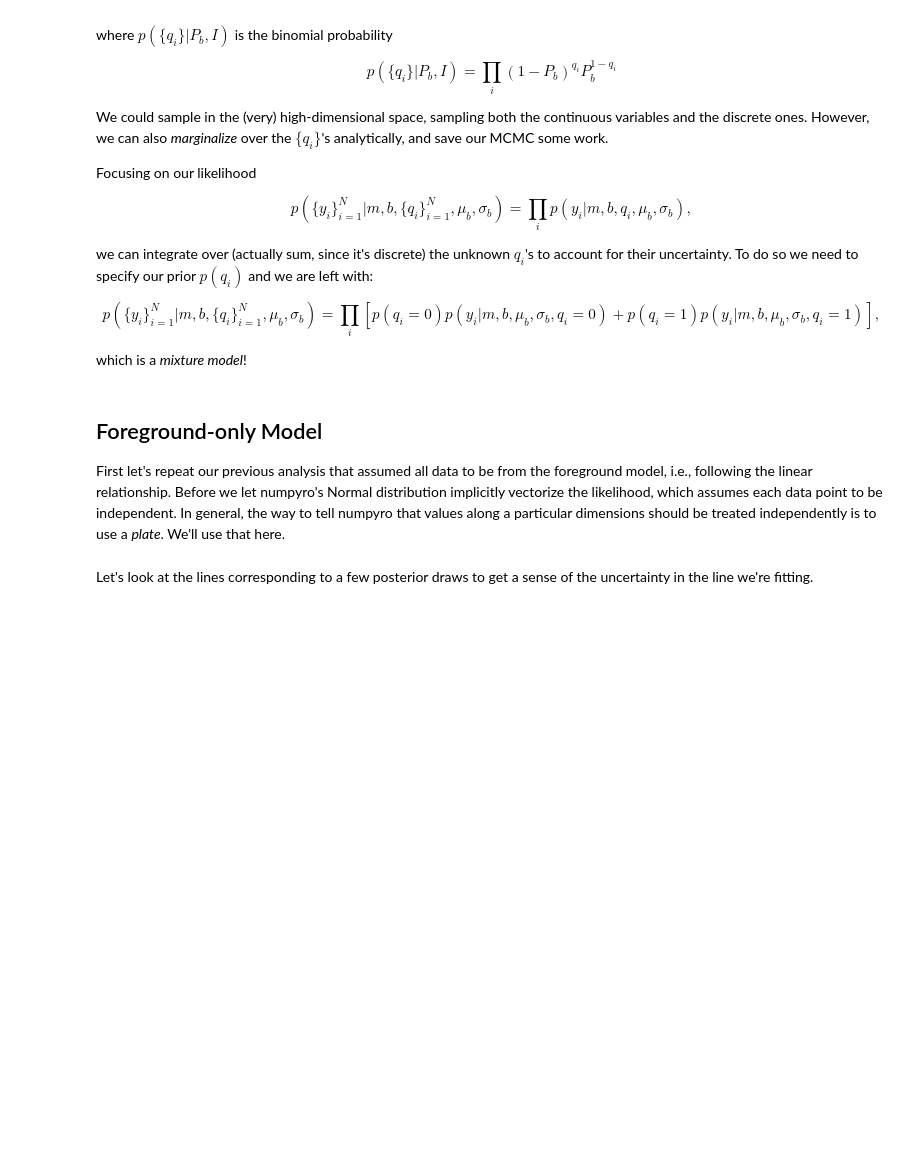
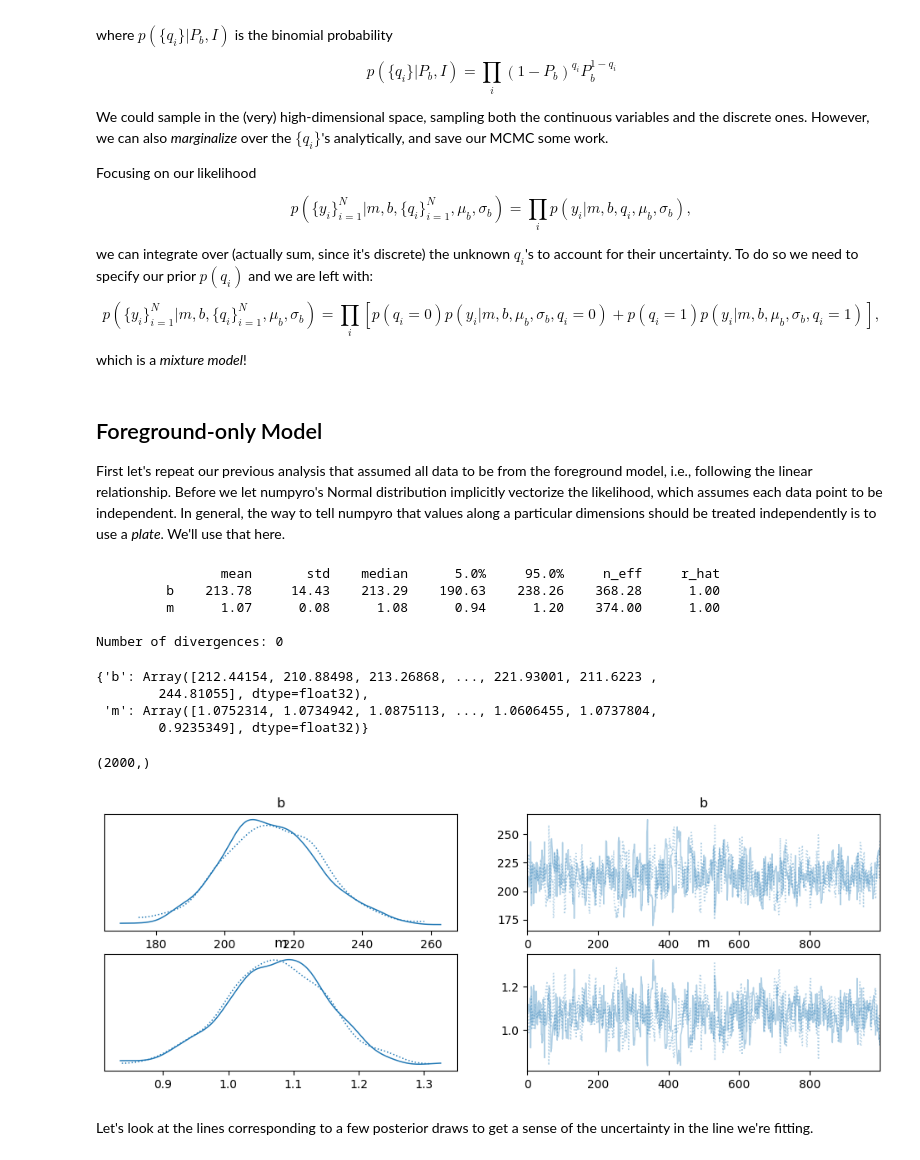
Before and after one commit to wrighj26/scicomp2_F25_wright, a Jupyter notebook: notebooks/Modeling Outliers w NumPyro.ipynb, the cells around one changed output. Saved outputs shown, nothing was run; the diff lists cells and outputs as text; code cells hidden in the pictures; blank space fills up the shorter version.

```diff
--- a/notebooks/Modeling Outliers w NumPyro.ipynb
+++ b/notebooks/Modeling Outliers w NumPyro.ipynb
@@ -70,8 +95,56 @@ which is a _mixture model_!
 ## Foreground-only Model
 
 First let's repeat our previous analysis that assumed all data to be from the foreground model, i.e., following the linear relationship.  Before we let numpyro's Normal distribution implicitly vectorize the likelihood, which assumes each data point to be independent.  In general, the way to tell numpyro that values along a particular dimensions should be treated independently is to use a _plate_.  We'll use that here.
-# %%
-def linear_model(x=None, y=None, σ_y=None):
-...
+# %%
+def linear_model(x=None, y=None, σ_y=None):
+    # priors
+    m = numpyro.sample('m', dist.Uniform(0, 5))
+    b = numpyro.sample('b', dist.Uniform(0, 500))
+
+    # define the mean of the normal distribution
+    μ = m * x + b
+
+    # Likelihood
+    with numpyro.plate("data", len(x)):
+        numpyro.sample("y", dist.Normal(μ, σ_y), obs=y)
+# %%
+# Generate a starting key, which we'll split for later operations.
+rng_key = random.PRNGKey(0)
+rng_key, rng_key_ = random.split(rng_key)
+
+kernel = infer.NUTS(linear_model)
+num_samples = 1000
+mcmc = infer.MCMC(
+    kernel,
+    num_chains=2,
+    num_warmup=1000,
+    num_samples=num_samples)
+mcmc.run(rng_key_,
+         x=data['x'],
+         y=data['y'],
+         σ_y=data['sigm_y'])
+mcmc.print_summary()
+# %% [output]
+                mean       std    median      5.0%     95.0%     n_eff     r_hat
+         b    213.78     14.43    213.29    190.63    238.26    368.28      1.00
+         m      1.07      0.08      1.08      0.94      1.20    374.00      1.00
+
+Number of divergences: 0
+# %%
+samples = mcmc.get_samples()
+samples
+# %% [output]
+{'b': Array([212.44154, 210.88498, 213.26868, ..., 221.93001, 211.6223 ,
+        244.81055], dtype=float32),
+ 'm': Array([1.0752314, 1.0734942, 1.0875113, ..., 1.0606455, 1.0737804,
+        0.9235349], dtype=float32)}
+# %%
+samples['b'].shape
+# %% [output]
+(2000,)
+# %%
+az.plot_trace(mcmc);
+# %% [output]
+[figure, added]
 # %% [markdown]
 Let's look at the lines corresponding to a few posterior draws to get a sense of the uncertainty in the line we're fitting.
```
Also changed, not shown: parts of 14 cells of this notebook, 1 other file.
